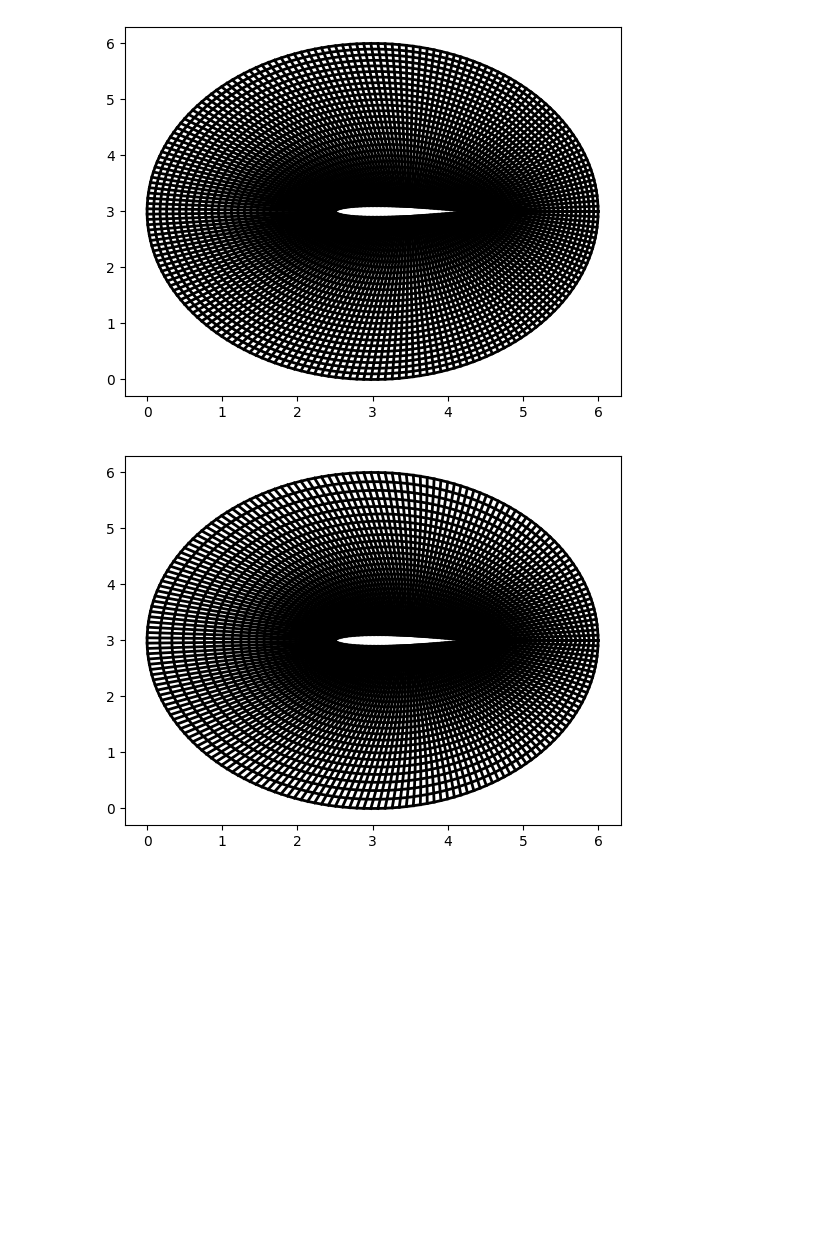
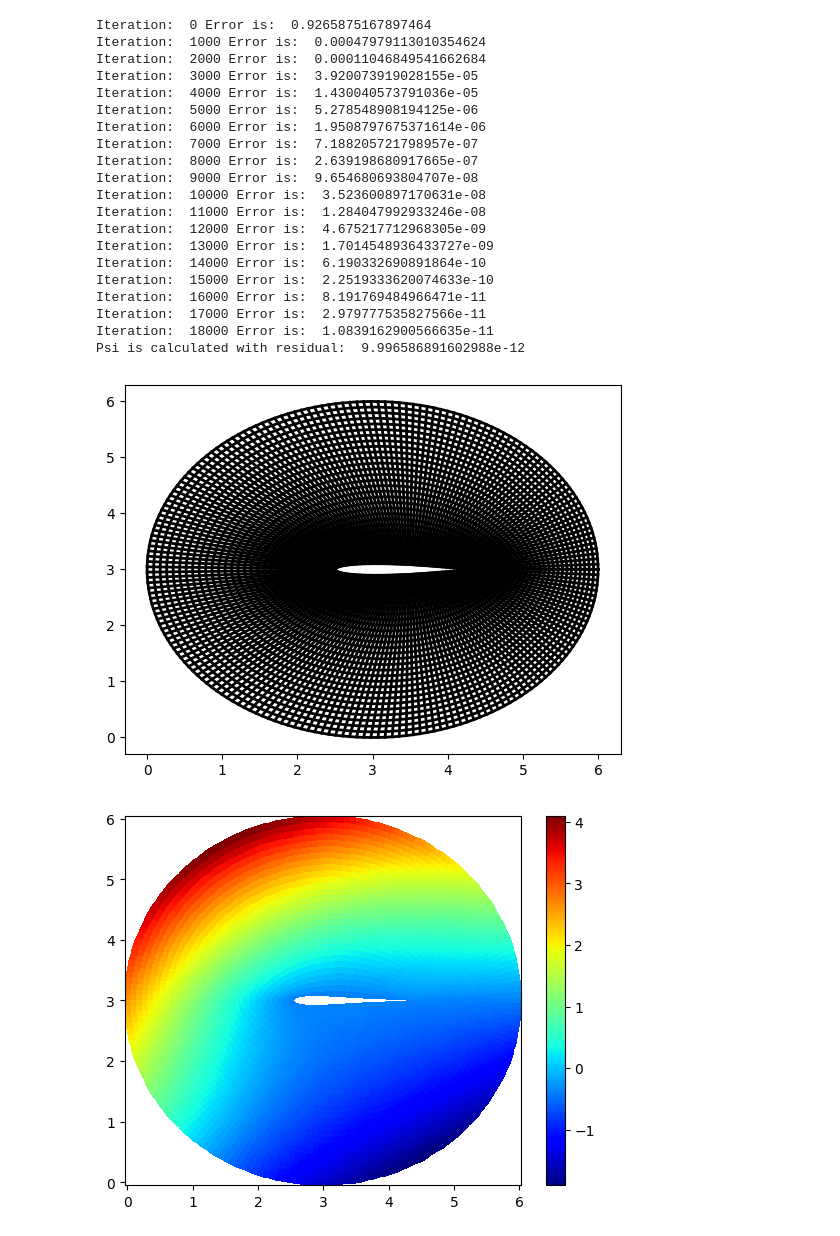
Before and after one commit to MehmetHakanSari/PotentialSolver, a Jupyter notebook: trials.ipynb, the cells around one changed output. Drawn from its saved outputs; the diff is of its cells as text; code cells hidden in the pictures; blank space fills up the shorter version.

Commit message:
Stream is solved, eliptic and coeffs differentials are added to Differantials.py, Old eliptic mesh updated

```diff
--- a/trials.ipynb
+++ b/trials.ipynb
@@ -190,7 +190,7 @@ naca0012[:,1] += 3
 node_numbers = [200, 30]
 space_trial = ElippticMesh(node_numbers, naca0012, circleee)
 space_trial.create_elipticmesh()
-X, Y= space_trial.X, space_trial.Y
+X, Y = space_trial.X, space_trial.Y
 
 # plt.figure(1)
 # plotMesh(X, Y)
@@ -204,59 +204,79 @@ X, Y= space_trial.X, space_trial.Y
 #     Y[1:-1, 1:-1] = SolveEq(a, b, c, Y)
 
 # plt.figure(2)
-# plotMesh(X, Y)
+plotMesh(X, Y)
 
 
-space_trial.plot_mesh()
+# space_trial.plot_mesh()
 
-# Vinf = 1
-# AOA = np.pi / 10
+Vinf = 1
+AOA = np.pi / 6
 
-# Out_psi = - space_trial.X[-1, :] * Vinf * np.sin(AOA) + space_trial.Y[-1, :] * Vinf * np.cos(AOA)
+Out_psi = - space_trial.X[-1, :] * Vinf * np.sin(AOA) + space_trial.Y[-1, :] * Vinf * np.cos(AOA)
 
-# BCvalues = {'Out': Out_psi, 'In': 0, 'Cut1': 0, 'Cut2': 0}
-# stream_naca0012 = eliptic_PDE_solver(space_trial, BCvalues)
+BCvalues = {'Out': Out_psi, 'In': 0, 'Cut1': 0, 'Cut2': 0}
+stream_naca0012 = eliptic_PDE_solver(space_trial, BCvalues)
 
 # X = space_trial.X
 # Y = space_trial.Y
 
-# X_temp = np.concatenate((np.reshape([X[:, -2]], (X.shape[0], 1)), X[:, :2]), 1)
-# Y_temp = np.concatenate((np.reshape([Y[:, -2]], (Y.shape[0], 1)), Y[:, :2]), 1)
-# alpha_temp, beta_temp, gamma_temp = Periodic_a_b_c(X_temp, Y_temp)
+X_temp = np.concatenate((np.reshape([X[:, -2]], (X.shape[0], 1)), X[:, :2]), 1)
+Y_temp = np.concatenate((np.reshape([Y[:, -2]], (Y.shape[0], 1)), Y[:, :2]), 1)
+alpha_temp, beta_temp, gamma_temp = Periodic_a_b_c(X_temp, Y_temp)
 
-# BCcut = stream_naca0012.solver()
-# stream_naca0012.plot2D()
-# stream_naca0012.contour()
+BCcut = stream_naca0012.solver()
+stream_naca0012.plot2D()
+stream_naca0012.contour()
 
-# psi = stream_naca0012.solution
+psi = stream_naca0012.solution
 
 
 
 # block_coordinates = [(0,-0.8),(0,0.8),(3.5,0.8),(3.5,-0.8)]
 # node_numbers = [200, 300]
 # space_trial = Mesh(block_coordinates, node_numbers)
 
 # a, b = space_trial.uniform_block_mesh_2D()
 
 # airfoil = object()
 # airfoil.airfoil(naca0012, scale=2.3)
 # airfoil_map = Map(space_trial)
 # airfoil_map.create_object(airfoil)
 # airfoil_map.show()
 
 # area_matrix = airfoil_map.area
 
 
 # BCs = {'W': 'D', 'S': 'N', 'E': 'D', 'N': 'N'}
 # BCs_values = {'W': 1, 'S': 0, 'E': 0, 'N': 0}
 
 # solution = PDE_2D_Solver(space_trial,BCs)
 # solution.solver(BCs_values, "potensial", airfoil_map, 1.5, 0.12, itteration_type="nodebynode")
 
 # solution.velocityfield("potensial")
 # solution.plot2D("potensial")
 # solution.stream()
 # solution.quiver()
 # %% [output]
+Iteration:  0 Error is:  0.9265875167897464
+Iteration:  1000 Error is:  0.00047979113010354624
+Iteration:  2000 Error is:  0.00011046849541662684
+Iteration:  3000 Error is:  3.920073919028155e-05
+Iteration:  4000 Error is:  1.430040573791036e-05
+Iteration:  5000 Error is:  5.278548908194125e-06
+Iteration:  6000 Error is:  1.9508797675371614e-06
+Iteration:  7000 Error is:  7.188205721798957e-07
+Iteration:  8000 Error is:  2.639198680917665e-07
+Iteration:  9000 Error is:  9.654680693804707e-08
+Iteration:  10000 Error is:  3.523600897170631e-08
+Iteration:  11000 Error is:  1.284047992933246e-08
+Iteration:  12000 Error is:  4.675217712968305e-09
+Iteration:  13000 Error is:  1.7014548936433727e-09
+Iteration:  14000 Error is:  6.190332690891864e-10
+Iteration:  15000 Error is:  2.2519333620074633e-10
+Iteration:  16000 Error is:  8.191769484966471e-11
+Iteration:  17000 Error is:  2.979777535827566e-11
+Iteration:  18000 Error is:  1.0839162900566635e-11
+Psi is calculated with residual:  9.996586891602988e-12
 [figure]
-[figure, old version]
+[figure, new version]
```
Also changed, not shown: parts of 1 cell of this notebook, 3 other files.
